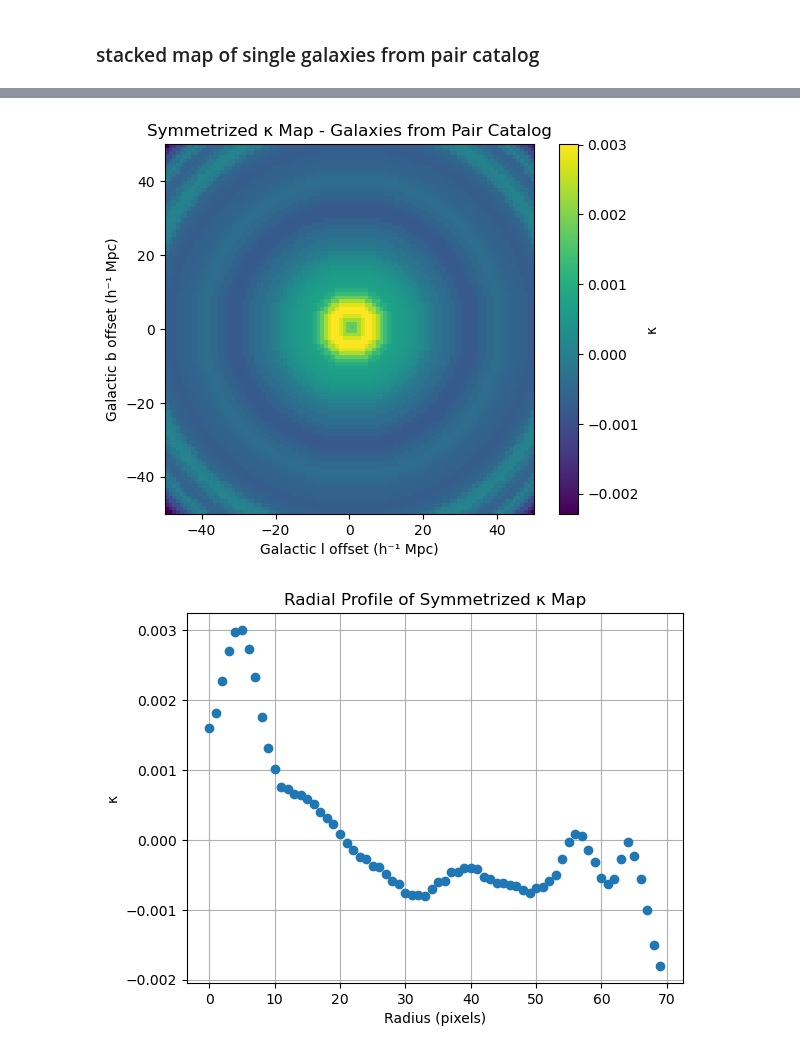
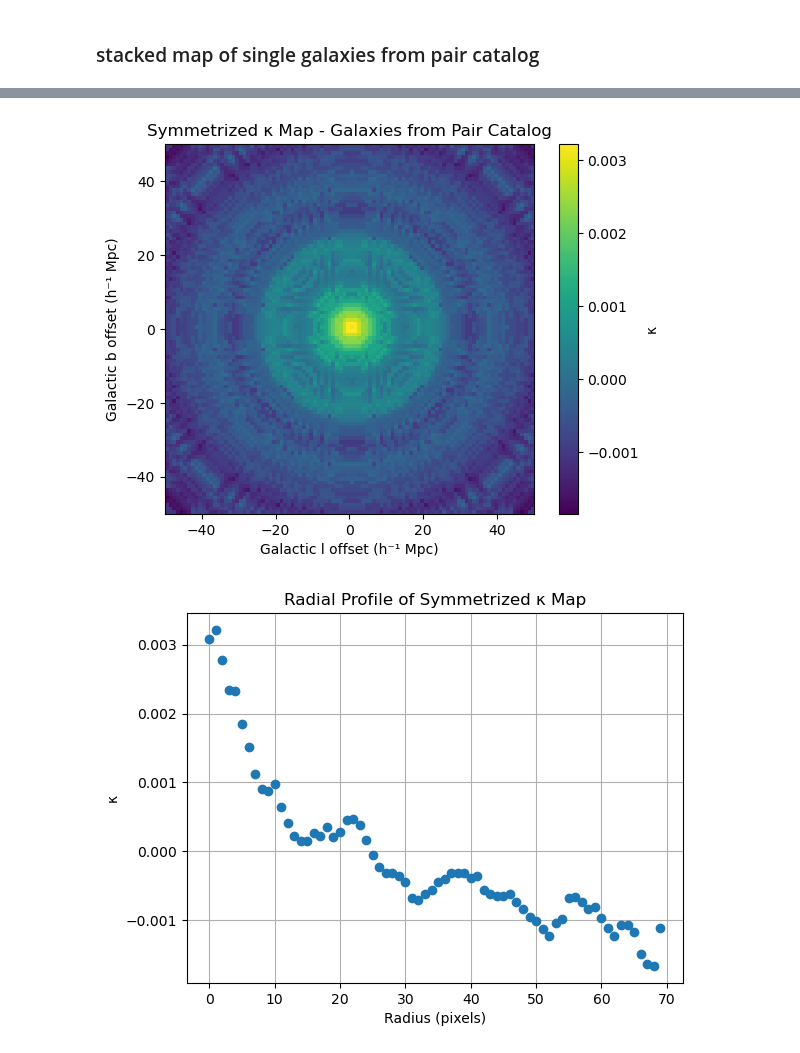
Before and after one commit to carolinewu327/astrophysics, a Jupyter notebook: stack_single_from_pair_catalog.ipynb, the cells around one changed output, grey strips where cells are left out. Drawn from its saved outputs; the diff is of its cells as text; code cells hidden in the pictures.

```diff
--- a/stack_single_from_pair_catalog.ipynb
+++ b/stack_single_from_pair_catalog.ipynb
@@ -38,7 +38,7 @@ kmap = hp.alm2map(hp.smoothalm(alm, fwhm=fwhm_rad), nside=nside, lmax=lmax)
 mask = hp.read_map(mask_file)
 
 # --- Load pairs catalog ---
-pairs = pd.read_csv('data/galaxy_pairs_catalog_10hmpc.csv')
+pairs = pd.read_csv('data/galaxy_pairs_catalog_20hmpc.csv')
 
 # Extract singular galaxies (concatenate both sides of pairs)
 l_all = np.concatenate([pairs['l1'], pairs['l2']]) # degrees
@@ -101,18 +101,18 @@ plt.show()
 # %%
-kappa_smooth = gaussian_filter(kappa_stack, sigma=2)  # 8' smoothing
+# kappa_smooth = gaussian_filter(kappa_stack, sigma=2)  # 8' smoothing
 
 # --- Plot symmetrized map ---
-kappa_sym = symmetrize_map(kappa_smooth)
+kappa_sym = symmetrize_map(kappa_stack)
 
 plt.imshow(kappa_sym, origin='lower', extent=extent, cmap='viridis')
 plt.colorbar(label='κ')
 plt.xlabel("Galactic l offset (h⁻¹ Mpc)")
 plt.ylabel("Galactic b offset (h⁻¹ Mpc)")
 plt.title("Symmetrized κ Map - Galaxies from Pair Catalog")
 plt.show()
 
 # --- Plot radial profile ---
 radial_profile(kappa_sym, title="Radial Profile of Symmetrized κ Map", zoom=70)
 # %% [output]
-[figure, old version]
+[figure, new version]
-[figure, old version]
+[figure, new version]
```
Also changed, not shown: parts of 3 cells of this notebook, 3 other files.
